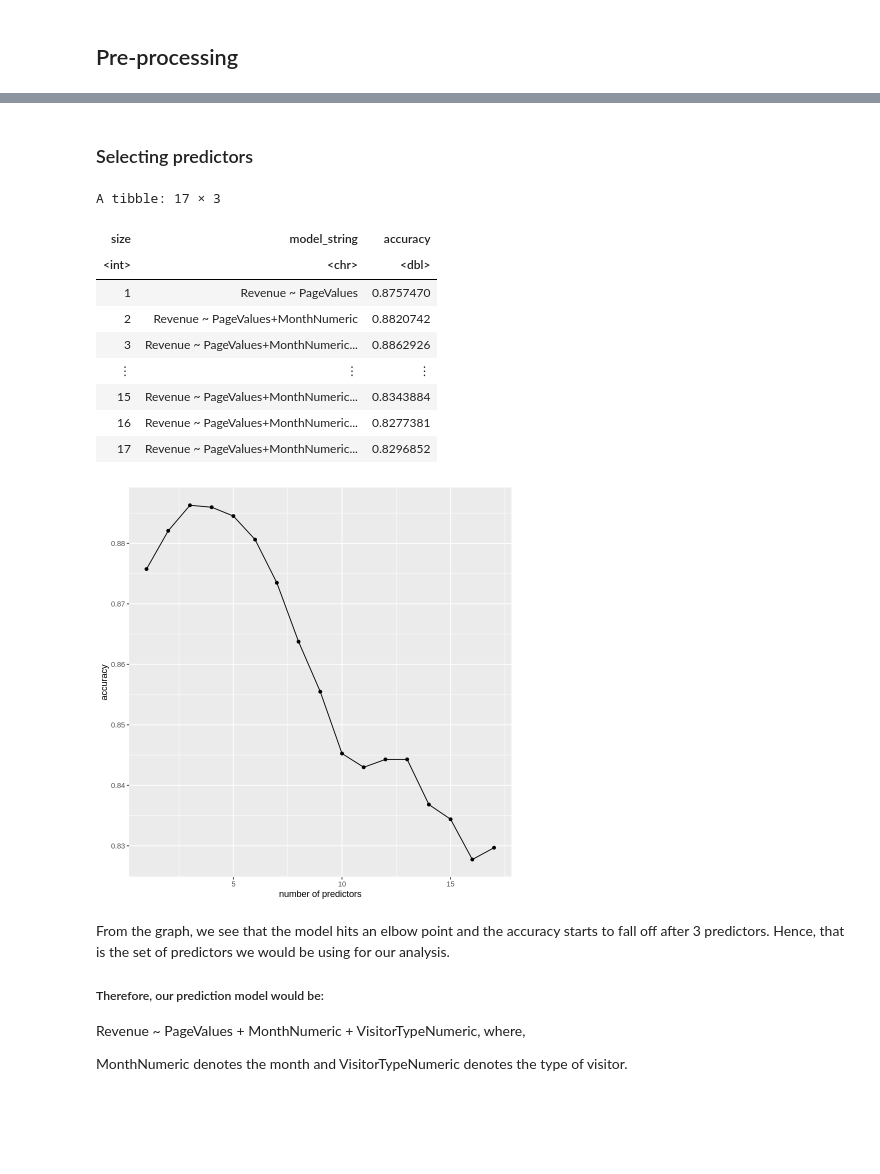
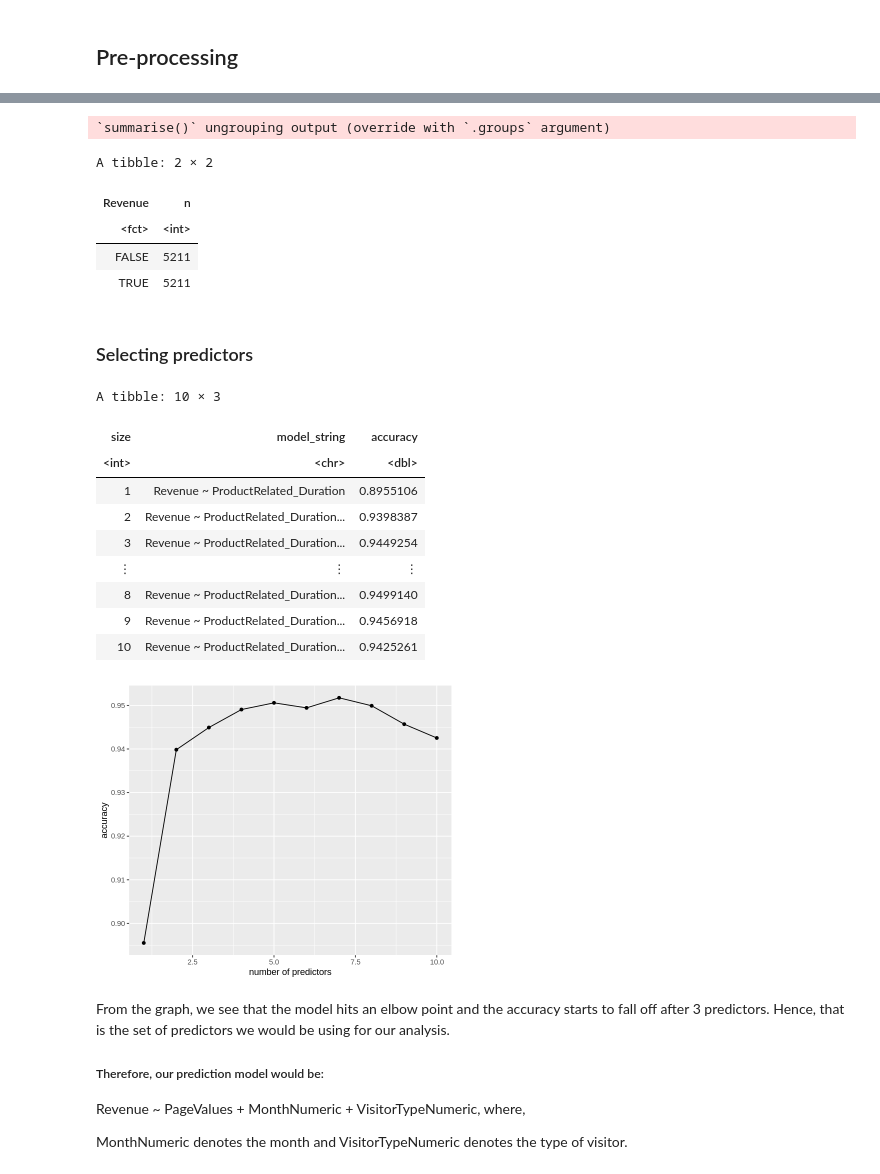
Before and after one commit to ZiyueChloeZhang/DSCI100-Project, a Jupyter notebook: report.ipynb, the cells around one changed output, grey strips where cells are left out. Cells and saved outputs as stored; diff of their text form; code cells hidden in the pictures; blank space fills up the shorter version.

```diff
--- a/report.ipynb
+++ b/report.ipynb
@@ -206,8 +239,8 @@ A tibble: 2 × 2
 # %%
-shoppers_recipe <- recipe(Revenue ~ . , data = shoppers_train) %>%
-step_scale(all_predictors()) %>%
-step_center(all_predictors()) %>%
-step_upsample(Revenue, over_ratio = 1, skip = TRUE)
+ups_recipe <- recipe(Revenue ~ ., data = shoppers_train) %>%
+  step_upsample(Revenue, over_ratio = 1, skip = FALSE) %>%
+  prep()
+ups_recipe
 # %% [output]
 Warning message:
 “`step_upsample()` is deprecated as of recipes 0.1.13.
@@ -217,3 +263,16 @@ Call `lifecycle::last_warnings()` to see where this warning was generated.”
+# %%
+shoppers_train <- bake(ups_recipe, shoppers_train)
+
+shoppers_train %>%
+  group_by(Revenue) %>%
+  summarize(n = n())
+# %% [output]
+`summarise()` ungrouping output (override with `.groups` argument)
+A tibble: 2 × 2
+| Revenue | n |
+| <fct> | <int> |
+| FALSE | 5211 |
+| TRUE | 5211 |
 # %% [markdown]
 ### Selecting predictors
 # %%
@@ -249,7 +308,6 @@ for (i in 1:n_total) {
 
         # create a recipe from the model string
         shoppers_recipe <- recipe(as.formula(model_string), data = shoppers_subset) %>%
-                          step_upsample(Revenue, over_ratio = 1, skip = TRUE) %>%
                           step_scale(all_predictors()) %>%
                           step_center(all_predictors())
 
@@ -274,25 +332,26 @@ for (i in 1:n_total) {
 }
 accuracies
 # %% [output]
-A tibble: 17 × 3
+A tibble: 10 × 3
 | size | model_string | accuracy |
 | <int> | <chr> | <dbl> |
-| 1 | Revenue ~ PageValues | 0.8757470 |
-| 2 | Revenue ~ PageValues+MonthNumeric | 0.8820742 |
-| 3 | Revenue ~ PageValues+MonthNumeric... | 0.8862926 |
+| 1 | Revenue ~ ProductRelated_Duration | 0.8955106 |
+| 2 | Revenue ~ ProductRelated_Duration... | 0.9398387 |
+| 3 | Revenue ~ ProductRelated_Duration... | 0.9449254 |
 | ⋮ | ⋮ | ⋮ |
-| 15 | Revenue ~ PageValues+MonthNumeric... | 0.8343884 |
-| 16 | Revenue ~ PageValues+MonthNumeric... | 0.8277381 |
-| 17 | Revenue ~ PageValues+MonthNumeric... | 0.8296852 |
+| 8 | Revenue ~ ProductRelated_Duration... | 0.9499140 |
+| 9 | Revenue ~ ProductRelated_Duration... | 0.9456918 |
+| 10 | Revenue ~ ProductRelated_Duration... | 0.9425261 |
 # %%
+options(repr.plot.height = 5, repr.plot.width = 6)
 accuracies_plot <- accuracies %>%
                    ggplot(aes(x = size, y = accuracy)) +
                    geom_point() +
                    geom_line() +
                    labs(x = "number of predictors", y = "accuracy")
 accuracies_plot
 # %% [output]
-[figure, old version]
+[figure, new version]
 # %% [markdown]
 From the graph, we see that the model hits an elbow point and the accuracy starts to fall off after 3 predictors. Hence, that is the set of predictors we would be using for our analysis.
 
```
Also changed, not shown: parts of 7 cells of this notebook.
